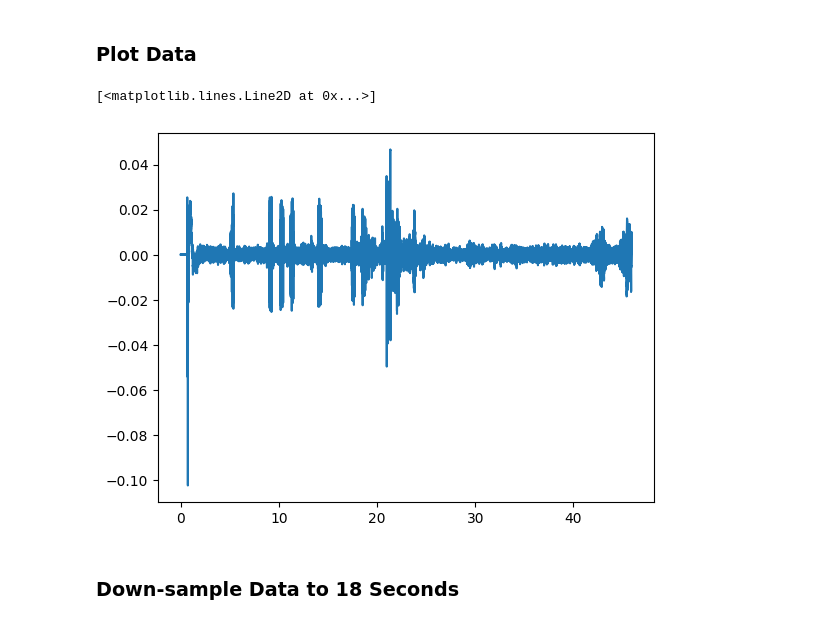
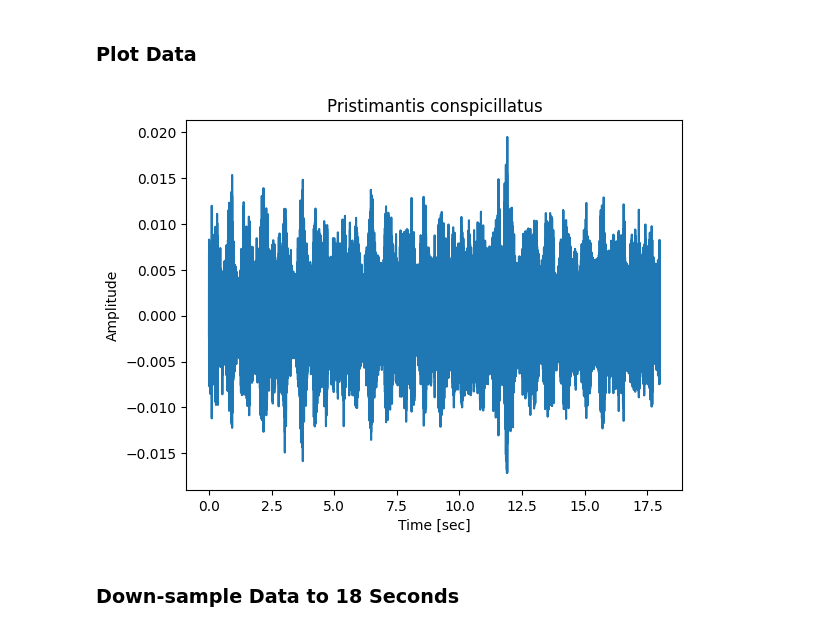
Before and after one commit to jrweinmeister/CS522_final, a Jupyter notebook: Final Project.ipynb, the cells around one changed output. Cells and saved outputs as stored; diff of their text form; code cells hidden in the pictures.

Commit message:
Added new utilities for plotting

```diff
--- a/Final Project.ipynb
+++ b/Final Project.ipynb
@@ -81,11 +81,17 @@ Sample 28:       230.6s          ['Pristimantis conspicillatus']
 ### Plot Data
 # %%
 # Choose series to plot
-sample = samples[2]
+# Dendropsophus bifurcus = 7
+# Engystomops petersi = 10
+# Pristimantis conspicillatus = 22
+sample = samples[22]
 plt.plot(np.linspace(0, len(sample)/sample_rate, len(sample)), sample)
+plt.xlabel('Time [sec]')
+plt.ylabel('Amplitude')
+plt.title('Pristimantis conspicillatus')
+#plt.savefig('PC.png', bbox_inches='tight')
 # %% [output]
-[<matplotlib.lines.Line2D at 0x...>]
-[figure, old version]
+[figure, new version]
 # %% [markdown]
 ### Down-sample Data to 18 Seconds
 # %%
```
Also changed, not shown: parts of 1 cell of this notebook.
